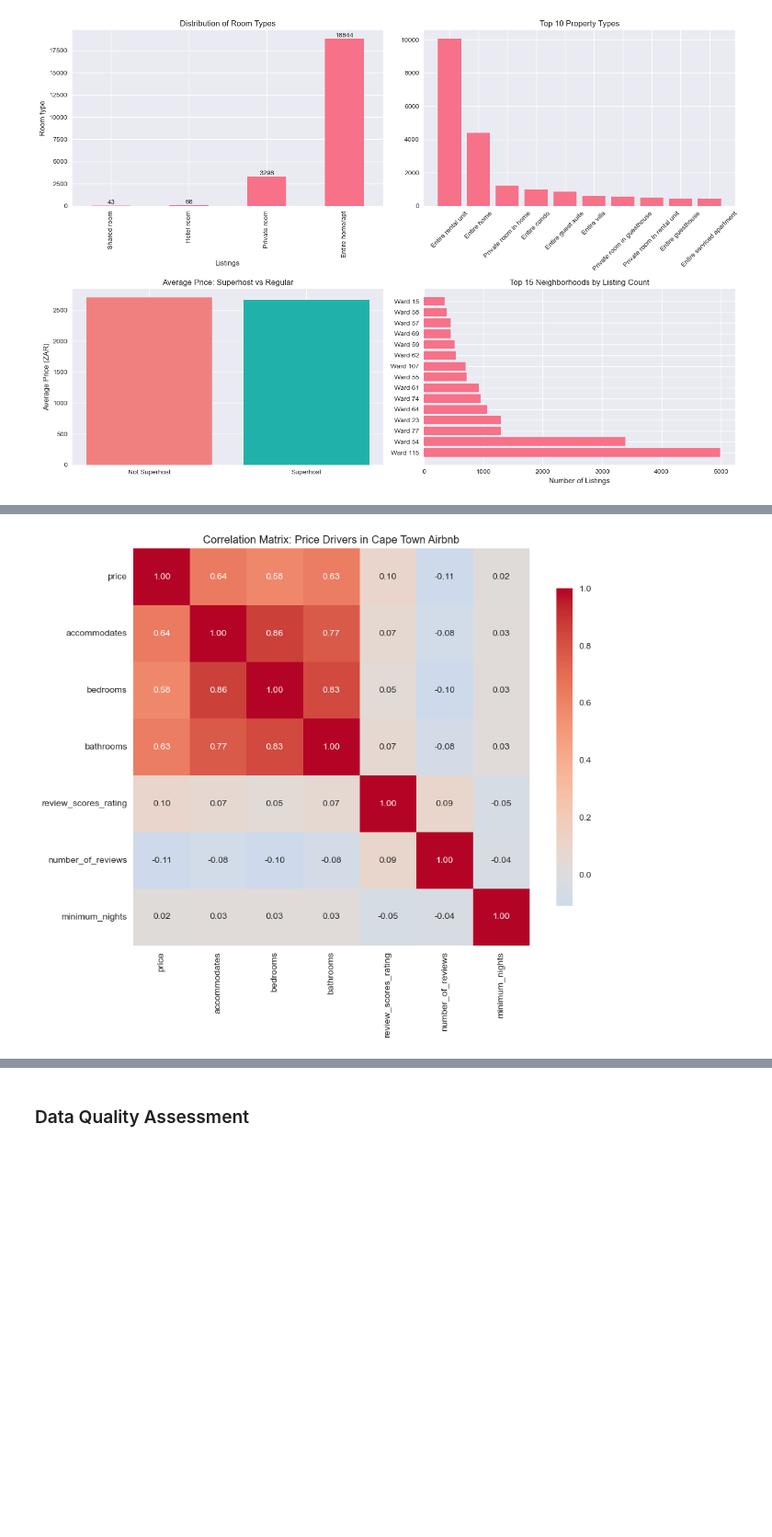
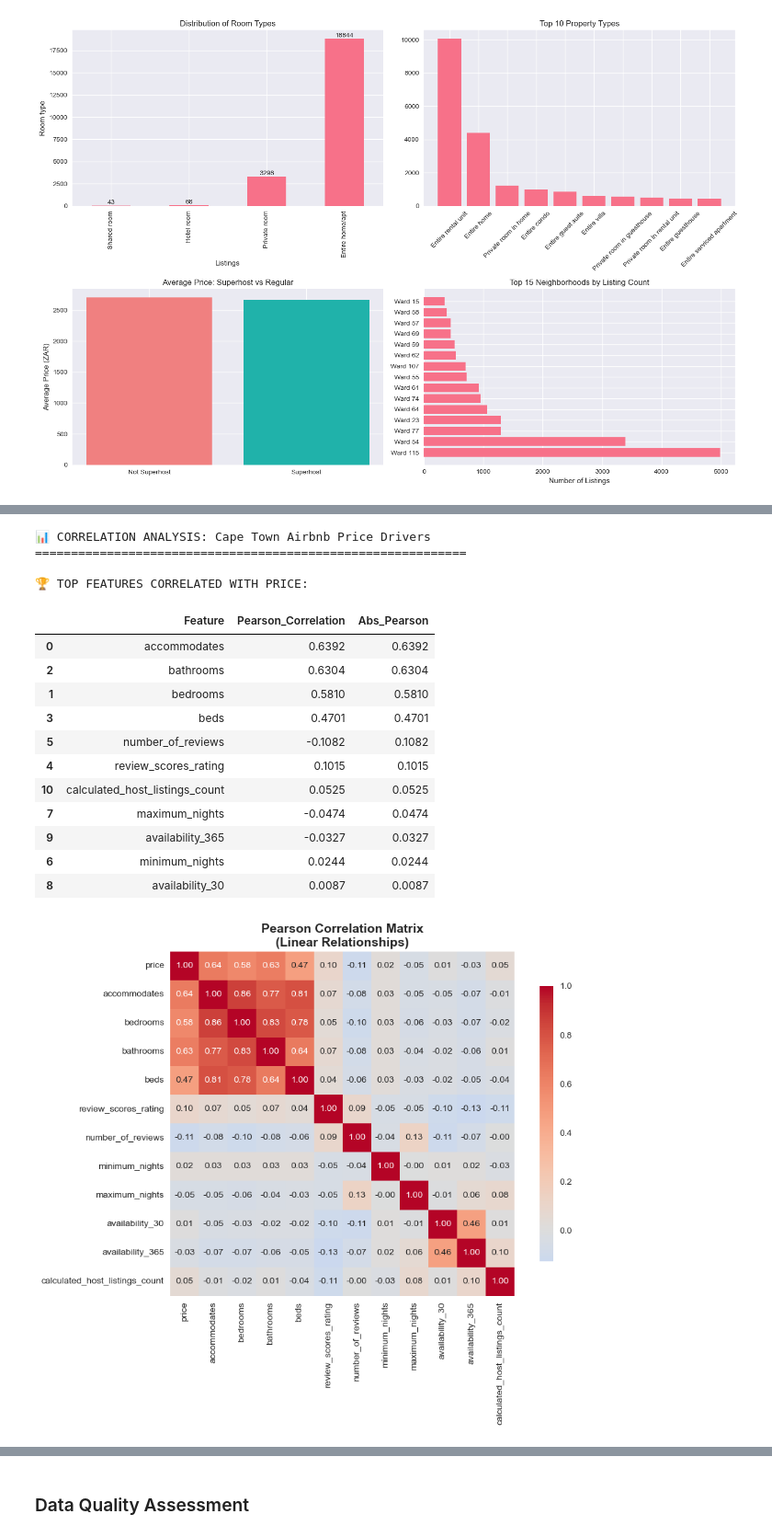
Before and after one commit to patsi-dev/Airbnb-Cape-Town-Price-Prediction, a Jupyter notebook: index.ipynb, the cells around one changed output, grey strips where cells are left out. Shown at 92% size. Saved outputs shown, nothing was run; the diff lists cells and outputs as text; code cells hidden in the pictures; blank space fills up the shorter version.

```diff
--- a/index.ipynb
+++ b/index.ipynb
@@ -102,7 +132,7 @@ df.isnull().sum() # Count missing values per column
 # %%
 # Loading the datasets
-listings = pd.read_csv('data/listings.csv.gz', compression='gzip')
-calendar = pd.read_csv('data/calendar.csv.gz', compression='gzip')
+listings = pd.read_csv('listings.csv.gz')
+calendar = pd.read_csv('calendar.csv.gz')
 
 print(f"Listings Shape: {listings.shape}")
 
@@ -599,15 +702,51 @@ plt.show()
 # %%
-# Select numerical features for correlation matrix
-corr_features = ['price', 'accommodates', 'bedrooms', 'bathrooms',
-                 'review_scores_rating', 'number_of_reviews', 'minimum_nights']
+# Select comprehensive numerical features for correlation analysis
+corr_features = [
+    'price', 'accommodates', 'bedrooms', 'bathrooms', 'beds',
+    'review_scores_rating', 'number_of_reviews', 'minimum_nights',
+    'maximum_nights', 'availability_30', 'availability_365',
+    'calculated_host_listings_count'
+]
 
-corr_matrix = listings_clean[corr_features].corr()
+# Calculate Pearson correlation matrix
+corr_pearson = listings_clean[corr_features].corr(method='pearson')
 
-plt.figure(figsize=(10, 8))
-sns.heatmap(corr_matrix, annot=True, cmap='coolwarm', center=0,
-            square=True, fmt='.2f', cbar_kws={'shrink': 0.8})
-plt.title('Correlation Matrix: Price Drivers in Cape Town Airbnb')
+# Display top correlations with price
+price_correlations = pd.DataFrame({
+    'Feature': corr_pearson.columns[1:],  # exclude 'price' itself
+    'Pearson_Correlation': corr_pearson.iloc[0, 1:].values,
+    'Abs_Pearson': abs(corr_pearson.iloc[0, 1:].values)
+}).sort_values('Abs_Pearson', ascending=False)
+
+print("\nTOP FEATURES CORRELATED WITH PRICE:")
+display(price_correlations.round(4))
+
+# Create Pearson correlation heatmap
+fig, ax = plt.subplots(figsize=(10, 8))
+
+sns.heatmap(
+    corr_pearson, annot=True, cmap='coolwarm', center=0,
+    square=True, fmt='.2f', cbar_kws={'shrink': 0.8}, ax=ax
+)
+ax.set_title('Pearson Correlation Matrix\n(Linear Relationships)', fontsize=14, fontweight='bold')
+
 plt.tight_layout()
 plt.show()
 # %% [output]
+📊 CORRELATION ANALYSIS: Cape Town Airbnb Price Drivers
+============================================================
+
+🏆 TOP FEATURES CORRELATED WITH PRICE:
+|  | Feature | Pearson_Correlation | Abs_Pearson |
+| 0 | accommodates | 0.6392 | 0.6392 |
+| 2 | bathrooms | 0.6304 | 0.6304 |
+| 1 | bedrooms | 0.5810 | 0.5810 |
+| 3 | beds | 0.4701 | 0.4701 |
+| 5 | number_of_reviews | -0.1082 | 0.1082 |
+| 4 | review_scores_rating | 0.1015 | 0.1015 |
+| 10 | calculated_host_listings_count | 0.0525 | 0.0525 |
+| 7 | maximum_nights | -0.0474 | 0.0474 |
+| 9 | availability_365 | -0.0327 | 0.0327 |
+| 6 | minimum_nights | 0.0244 | 0.0244 |
+| 8 | availability_30 | 0.0087 | 0.0087 |
-[figure, old version]
+[figure, new version]
```
Also changed, not shown: parts of 125 cells of this notebook.
